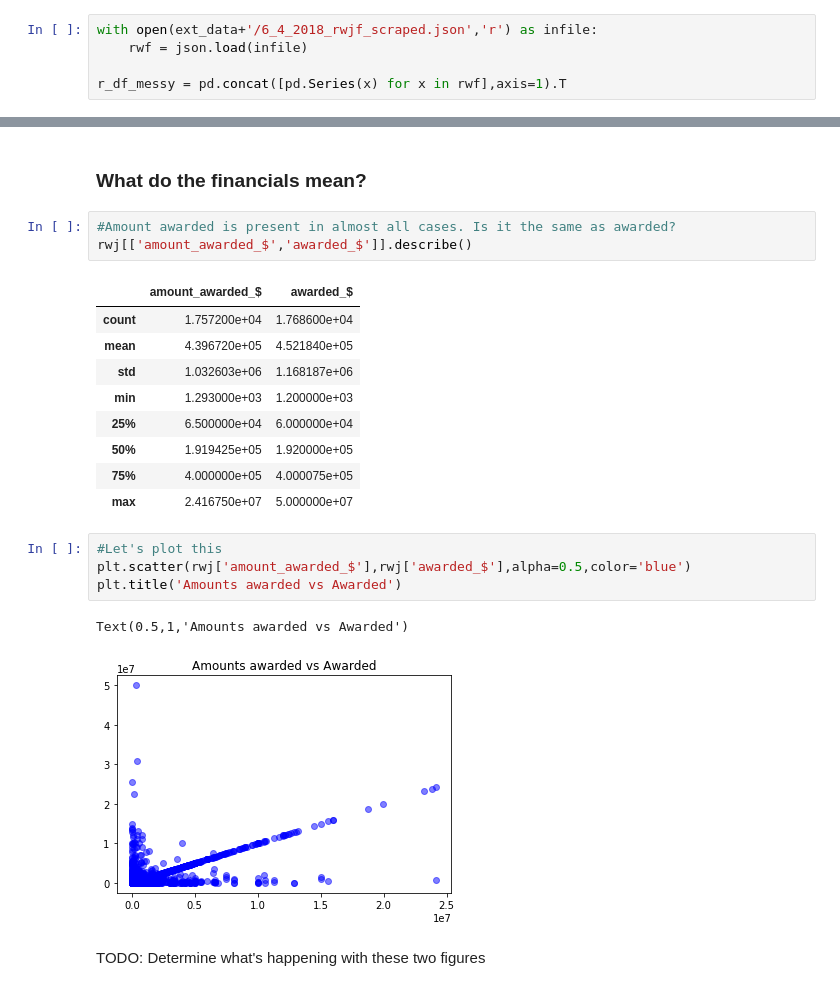
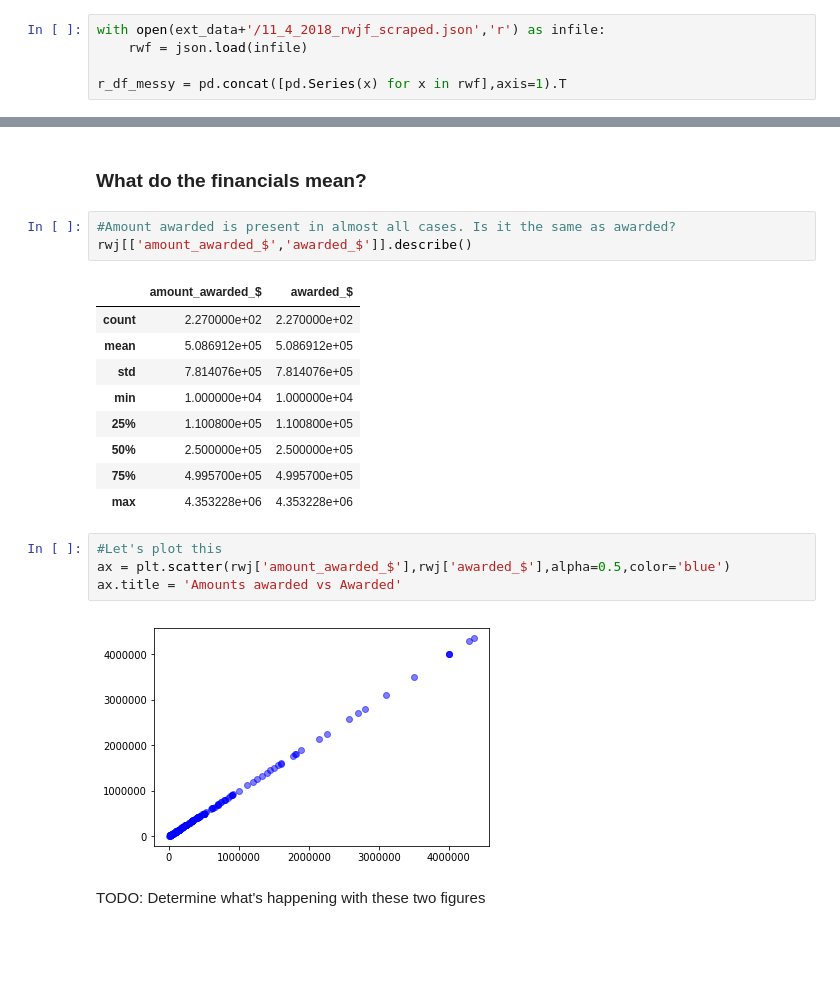
Before and after one commit to georgerichardson/rwjf, a Jupyter notebook: notebooks/01_jmg_rwjf_processing.ipynb, the cells around one changed output, grey strips where cells are left out. Drawn from its saved outputs; the diff is of its cells as text; blank space fills up the shorter version.

Commit message:
fix imports and update scraped dataset

```diff
--- a/notebooks/01_jmg_rwjf_processing.ipynb
+++ b/notebooks/01_jmg_rwjf_processing.ipynb
@@ -191,7 +195,7 @@ dtype: int64
 # %% [markdown]
 ## Load the RWJF scraped data
 # %%
-with open(ext_data+'/6_4_2018_rwjf_scraped.json','r') as infile:
+with open(ext_data+'/11_4_2018_rwjf_scraped.json','r') as infile:
     rwf = json.load(infile)
 
 r_df_messy = pd.concat([pd.Series(x) for x in rwf],axis=1).T
@@ -308,21 +313,20 @@ Let's learn more about these data:
 rwj[['amount_awarded_$','awarded_$']].describe()
 # %% [output]
 |  | amount_awarded_$ | awarded_$ |
-| count | 1.757200e+04 | 1.768600e+04 |
-| mean | 4.396720e+05 | 4.521840e+05 |
-| std | 1.032603e+06 | 1.168187e+06 |
-| min | 1.293000e+03 | 1.200000e+03 |
-| 25% | 6.500000e+04 | 6.000000e+04 |
-| 50% | 1.919425e+05 | 1.920000e+05 |
-| 75% | 4.000000e+05 | 4.000075e+05 |
-| max | 2.416750e+07 | 5.000000e+07 |
+| count | 2.270000e+02 | 2.270000e+02 |
+| mean | 5.086912e+05 | 5.086912e+05 |
+| std | 7.814076e+05 | 7.814076e+05 |
+| min | 1.000000e+04 | 1.000000e+04 |
+| 25% | 1.100800e+05 | 1.100800e+05 |
+| 50% | 2.500000e+05 | 2.500000e+05 |
+| 75% | 4.995700e+05 | 4.995700e+05 |
+| max | 4.353228e+06 | 4.353228e+06 |
 # %%
 #Let's plot this
-plt.scatter(rwj['amount_awarded_$'],rwj['awarded_$'],alpha=0.5,color='blue')
-plt.title('Amounts awarded vs Awarded')
+ax = plt.scatter(rwj['amount_awarded_$'],rwj['awarded_$'],alpha=0.5,color='blue')
+ax.title = 'Amounts awarded vs Awarded'
 # %% [output]
-Text(0.5,1,'Amounts awarded vs Awarded')
-[figure, old version]
+[figure, new version]
 # %% [markdown]
 TODO: Determine what's happening with these two figures
 # %% [markdown]
```
Also changed, not shown: parts of 15 cells of this notebook, 1 other file.
